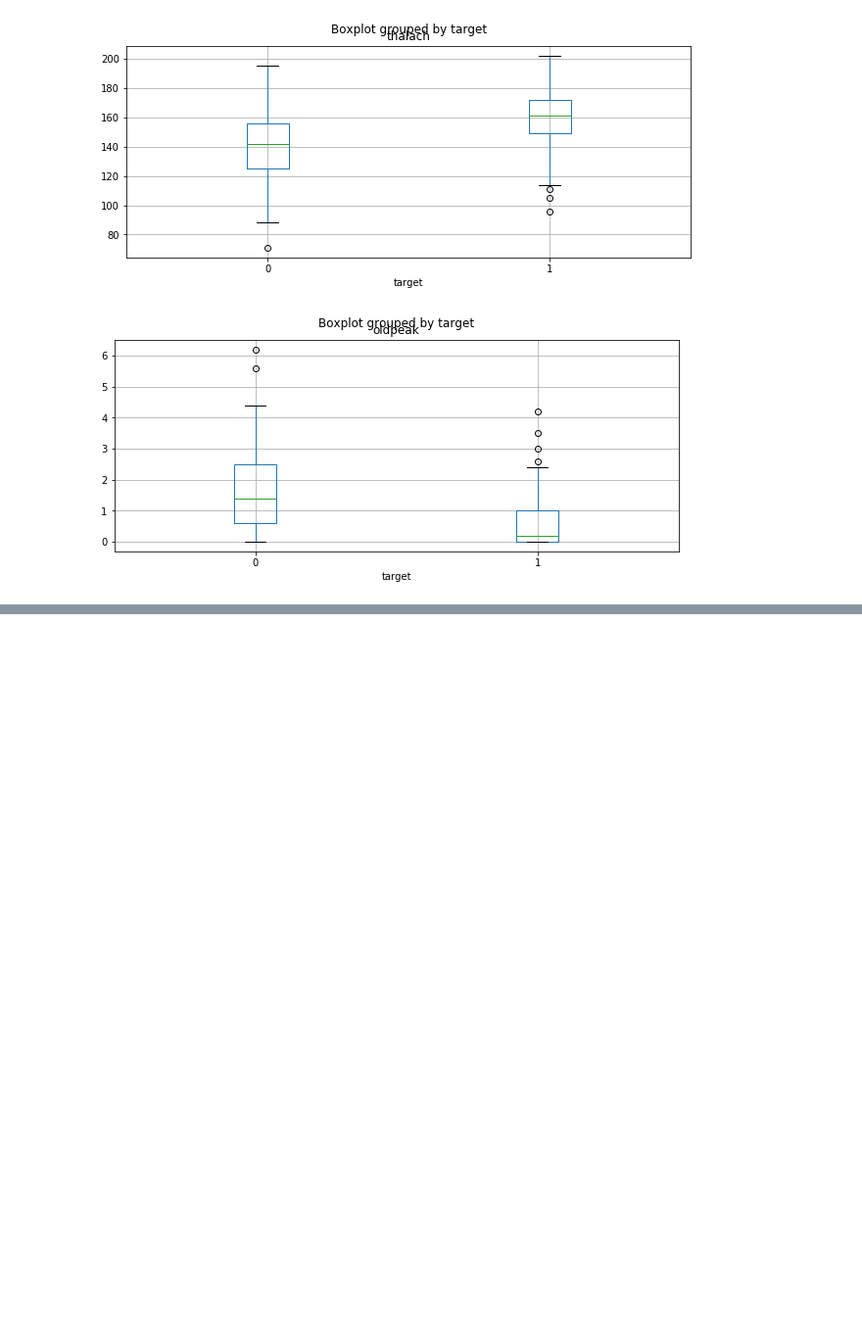
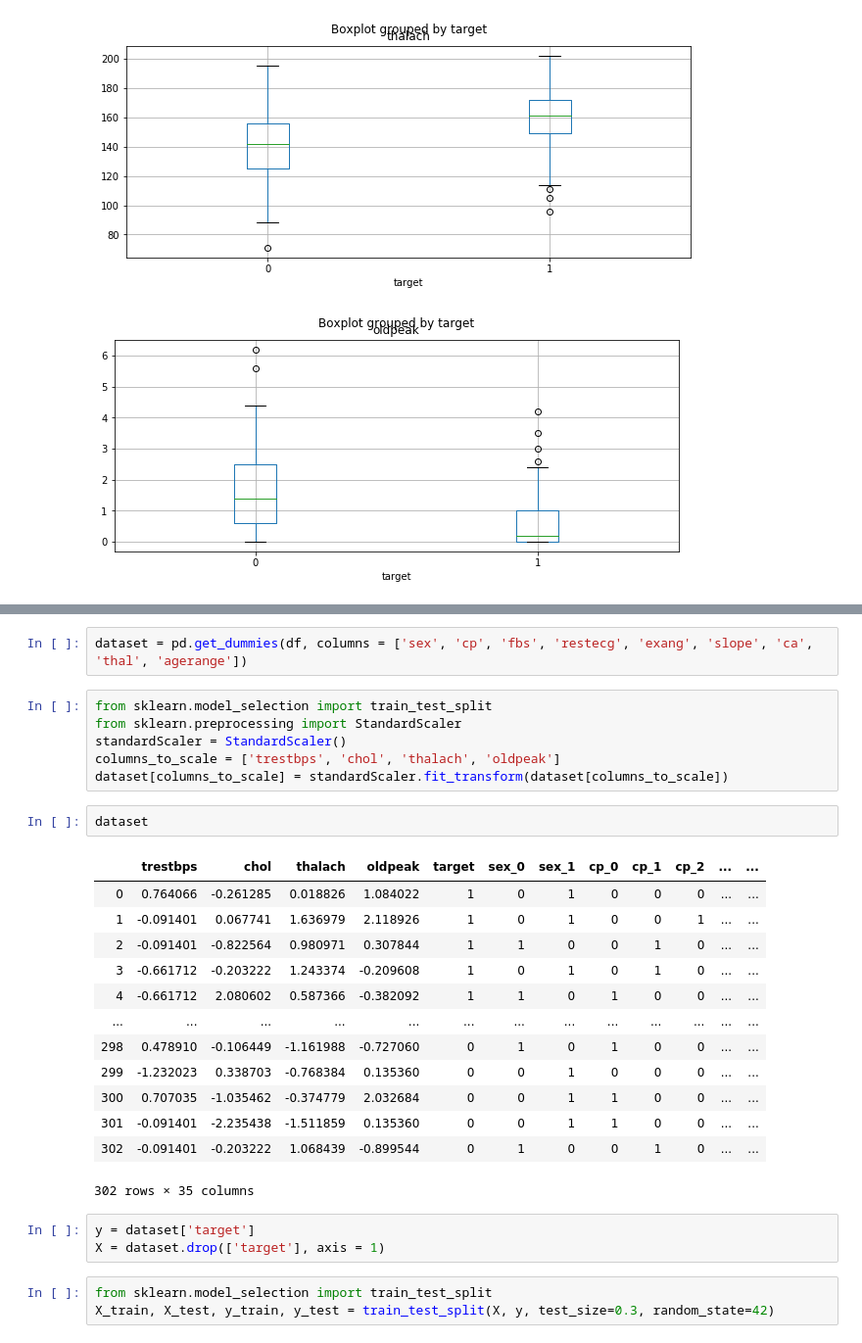
Before and after one commit to geoishan/Predicting-Heart-Disease, a Jupyter notebook: Predicting-Heart-Disease.ipynb, the cells around one changed output, grey strips where cells are left out. Shown at 98% size. Cells and saved outputs as stored; diff of their text form; blank space fills up the shorter version.

```diff
--- a/Predicting-Heart-Disease.ipynb
+++ b/Predicting-Heart-Disease.ipynb
@@ -112,0 +162,30 @@ for i in df_continues_var:
+# %%
+dataset = pd.get_dummies(df, columns = ['sex', 'cp', 'fbs', 'restecg', 'exang', 'slope', 'ca', 'thal', 'agerange'])
+# %%
+from sklearn.model_selection import train_test_split
+from sklearn.preprocessing import StandardScaler
+standardScaler = StandardScaler()
+columns_to_scale = ['trestbps', 'chol', 'thalach', 'oldpeak']
+dataset[columns_to_scale] = standardScaler.fit_transform(dataset[columns_to_scale])
+# %%
+dataset
+# %% [output]
+|  | trestbps | chol | thalach | oldpeak | target | sex_0 | sex_1 | cp_0 | cp_1 | cp_2 | ... | ... |
+| 0 | 0.764066 | -0.261285 | 0.018826 | 1.084022 | 1 | 0 | 1 | 0 | 0 | 0 | ... | ... |
+| 1 | -0.091401 | 0.067741 | 1.636979 | 2.118926 | 1 | 0 | 1 | 0 | 0 | 1 | ... | ... |
+| 2 | -0.091401 | -0.822564 | 0.980971 | 0.307844 | 1 | 1 | 0 | 0 | 1 | 0 | ... | ... |
+| 3 | -0.661712 | -0.203222 | 1.243374 | -0.209608 | 1 | 0 | 1 | 0 | 1 | 0 | ... | ... |
+| 4 | -0.661712 | 2.080602 | 0.587366 | -0.382092 | 1 | 1 | 0 | 1 | 0 | 0 | ... | ... |
+| ... | ... | ... | ... | ... | ... | ... | ... | ... | ... | ... | ... | ... |
+| 298 | 0.478910 | -0.106449 | -1.161988 | -0.727060 | 0 | 1 | 0 | 1 | 0 | 0 | ... | ... |
+| 299 | -1.232023 | 0.338703 | -0.768384 | 0.135360 | 0 | 0 | 1 | 0 | 0 | 0 | ... | ... |
+| 300 | 0.707035 | -1.035462 | -0.374779 | 2.032684 | 0 | 0 | 1 | 1 | 0 | 0 | ... | ... |
+| 301 | -0.091401 | -2.235438 | -1.511859 | 0.135360 | 0 | 0 | 1 | 1 | 0 | 0 | ... | ... |
+| 302 | -0.091401 | -0.203222 | 1.068439 | -0.899544 | 0 | 1 | 0 | 0 | 1 | 0 | ... | ... |
+302 rows × 35 columns
+# %%
+y = dataset['target']
+X = dataset.drop(['target'], axis = 1)
+# %%
+from sklearn.model_selection import train_test_split
+X_train, X_test, y_train, y_test = train_test_split(X, y, test_size=0.3, random_state=42)
```
Also changed, not shown: parts of 24 cells of this notebook.
